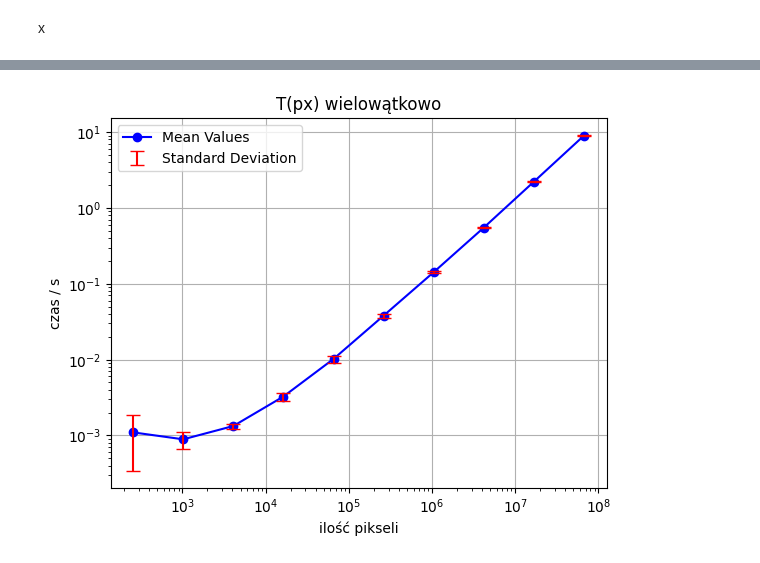
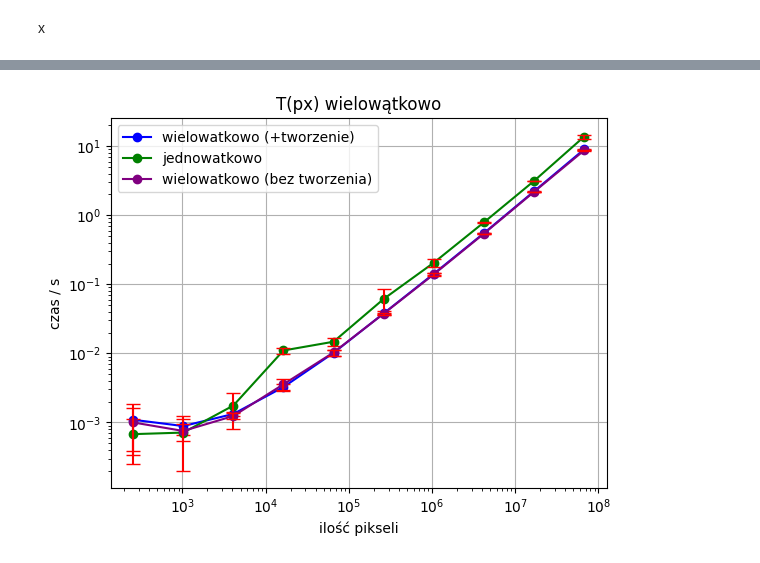
Before and after one commit to swierk434/Mandelbrot2, a Jupyter notebook: Mandelbrot.ipynb, the cells around one changed output, grey strips where cells are left out. Cells and saved outputs as stored; diff of their text form; code cells hidden in the pictures.

```diff
--- a/Mandelbrot.ipynb
+++ b/Mandelbrot.ipynb
@@ -65,15 +37,36 @@ mean_values2
+# %%
+import numpy as np
+
+result3 = np.asmatrix([[0.0023076, 8.198E-4, 7.375E-4, 0.0020702, 9.034E-4, 7.861E-4, 8.948E-4, 4.36E-4, 5.54E-4, 4.924E-4 ],
+[7.184E-4, 6.035E-4, 7.621E-4, 6.732E-4, 6.955E-4, 6.877E-4, 7.548E-4, 6.358E-4, 6.253E-4, 0.0013717 ],
+[0.0012646, 0.0010097, 0.0010614, 0.0012585, 0.0014001, 0.0012857, 0.0013222, 0.0011551, 0.0013258, 0.001302 ],
+[0.0041724, 0.0044096, 0.0040714, 0.0037787, 0.0043518, 0.0027465, 0.0030576, 0.0032104, 0.0029913, 0.0028988 ],
+[0.0111496, 0.0108295, 0.0099821, 0.0101955, 0.0089802, 0.0127582, 0.0106325, 0.0092248, 0.0101574, 0.0091181 ],
+[0.0360494, 0.0360425, 0.0393269, 0.0388093, 0.039262, 0.0370307, 0.0392541, 0.0379866, 0.0360305, 0.0364876 ],
+[0.1406942, 0.1555837, 0.1367225, 0.1371205, 0.1364134, 0.1387916, 0.1379271, 0.1364914, 0.1380261, 0.1356385 ],
+[0.5414636, 0.5381508, 0.5417103, 0.5470906, 0.5350287, 0.5448142, 0.5387732, 0.5406855, 0.5419025, 0.5373016 ],
+[2.2023653, 2.1719949, 2.1711374, 2.1589794, 2.1647829, 2.1917673, 2.2223158, 2.1672098, 2.1696912, 2.1637225 ],
+[8.6612155, 8.6719901, 8.6647059, 8.6615614, 8.6790742, 8.6780732, 8.6864803, 8.6898058, 8.6707493, 8.6757273]])
+# %%
+mean_values3 = np.array(np.mean(result3, axis=1).flatten()).tolist()[0]
+x3 = np.square(np.array([[16, 32, 64, 128, 256, 512, 1024, 2048, 4096, 8192]])).tolist()[0]
+std_dev_values3 = np.array(np.std(result3, axis=1).flatten()).tolist()[0]
 # %%
 import matplotlib.pyplot as plt
 
-plt.plot(x2, mean_values2, label='Mean Values', marker='o', linestyle='-', color='blue')
-plt.errorbar(x2, mean_values2, yerr=std_dev_values2, fmt='none', ecolor='red', capsize=5, label='Standard Deviation')
+plt.plot(x2, mean_values2, label='wielowatkowo (+tworzenie)', marker='o', linestyle='-', color='blue')
+plt.errorbar(x2, mean_values2, yerr=std_dev_values2, fmt='none', ecolor='red', capsize=5)
+plt.plot(x, mean_values, label='jednowatkowo', marker='o', linestyle='-', color='green')
+plt.errorbar(x, mean_values, yerr=std_dev_values, fmt='none', ecolor='red', capsize=5)
+plt.plot(x3, mean_values3, label='wielowatkowo (bez tworzenia)', marker='o', linestyle='-', color='purple')
+plt.errorbar(x3, mean_values3, yerr=std_dev_values3, fmt='none', ecolor='red', capsize=5)
 plt.xlabel('ilość pikseli')
 plt.ylabel('czas / s')
 plt.title('T(px) wielowątkowo')
 plt.legend()
 plt.xscale('log')
 plt.yscale('log')
 plt.grid(True)
 plt.show()
 # %% [output]
-[figure, old version]
+[figure, new version]
```
Also changed, not shown: parts of 2 cells of this notebook, 2 other files.
